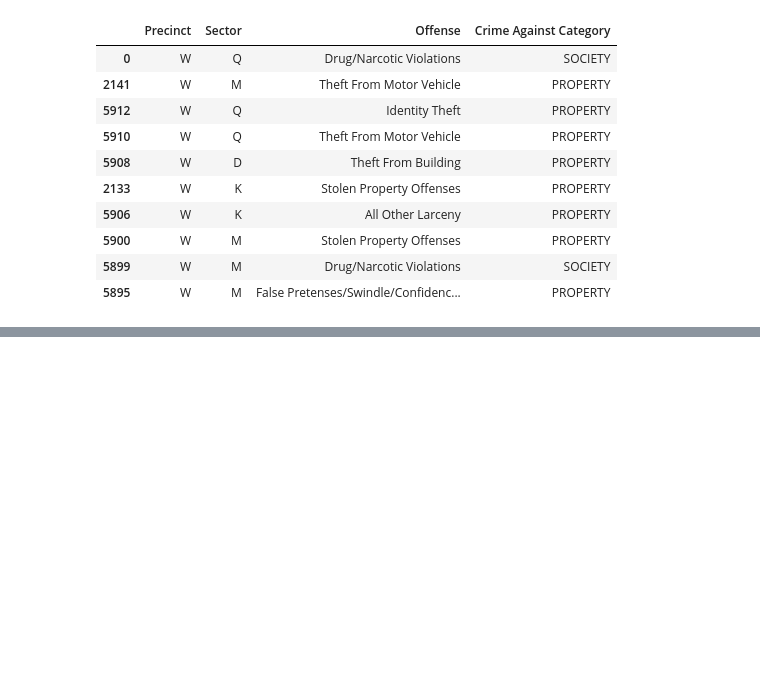
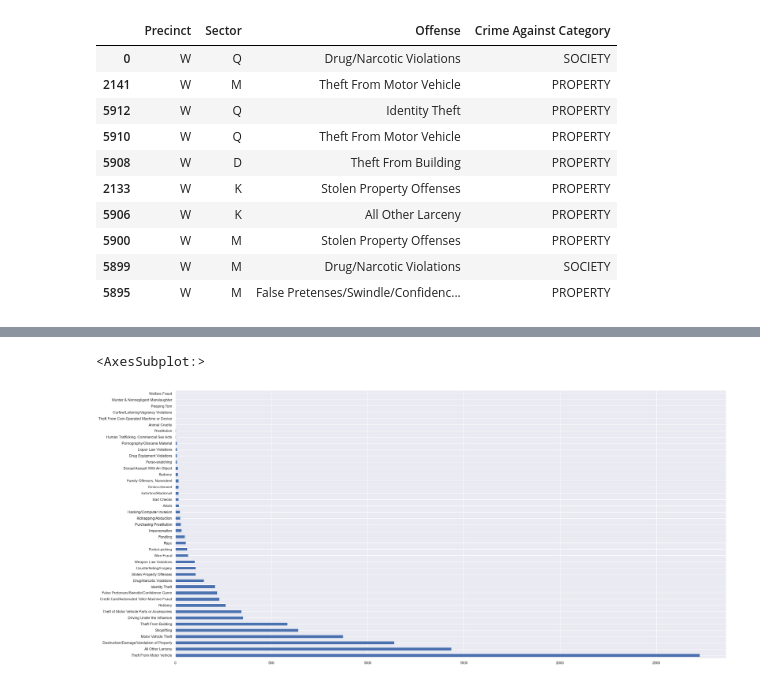
Before and after one commit to msenosain/spd-use-of-force_DS4A, a Jupyter notebook: notebooks/13_EDA_crime.ipynb, the cells around one changed output, grey strips where cells are left out. Drawn from its saved outputs; the diff is of its cells as text; code cells hidden in the pictures; blank space fills up the shorter version.

```diff
--- a/notebooks/13_EDA_crime.ipynb
+++ b/notebooks/13_EDA_crime.ipynb
@@ -146,0 +198,5 @@ df[['Precinct', 'Sector',"Offense", 'Crime Against Category']].sort_values(by='P
+# %%
+df['Offense'].value_counts().plot(kind='barh', figsize=(30,15))
+# %% [output]
+<AxesSubplot:>
+[figure, added]
```
Also changed, not shown: parts of 9 cells of this notebook.
